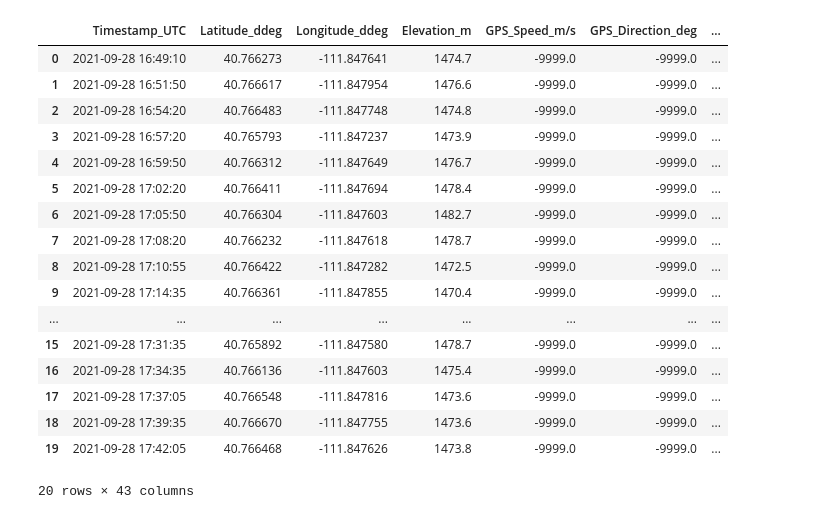
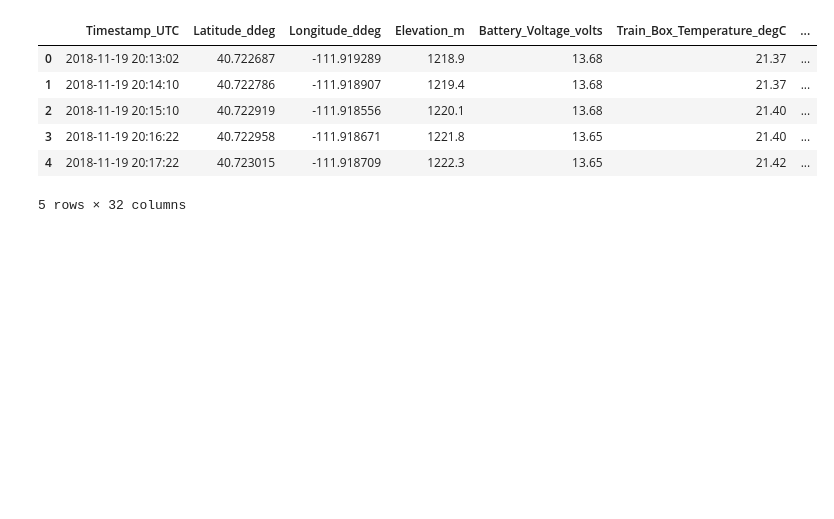
Before and after one commit to anth0nyhle/MobileAirQualitySLV, a Jupyter notebook: seasonal_avgs.ipynb, the cells around one changed output. Cells and saved outputs as stored; diff of their text form; code cells hidden in the pictures; blank space fills up the shorter version.

Commit message:
Compile data wrangling detail into one notebook

```diff
--- a/seasonal_avgs.ipynb
+++ b/seasonal_avgs.ipynb
@@ -4,25 +10,14 @@ import os
 # %%
-bus01_df = pd.read_csv('./data/transit_dfs/BUS01_df.csv', low_memory=False, header=1)
-# bus01_df['Latitude_ddeg'] = bus01_df['Latitude_ddeg'].round(4)
-# bus01_df['Longitude_ddeg'] = bus01_df['Longitude_ddeg'].round(4)
-bus01_df.head(20)
+trx01_df = pd.read_csv('./data/transit_dfs/TRX01_df.csv', low_memory=False, header=1)
+# trx01_df['Latitude_ddeg'] = trx01_df['Latitude_ddeg'].round(4)
+# trx01_df['Longitude_ddeg'] = trx01_df['Longitude_ddeg'].round(4)
+trx01_df.head()
 # %% [output]
-|  | Timestamp_UTC | Latitude_ddeg | Longitude_ddeg | Elevation_m | GPS_Speed_m/s | GPS_Direction_deg | ... |
-| 0 | 2021-09-28 16:49:10 | 40.766273 | -111.847641 | 1474.7 | -9999.0 | -9999.0 | ... |
-| 1 | 2021-09-28 16:51:50 | 40.766617 | -111.847954 | 1476.6 | -9999.0 | -9999.0 | ... |
-| 2 | 2021-09-28 16:54:20 | 40.766483 | -111.847748 | 1474.8 | -9999.0 | -9999.0 | ... |
-| 3 | 2021-09-28 16:57:20 | 40.765793 | -111.847237 | 1473.9 | -9999.0 | -9999.0 | ... |
-| 4 | 2021-09-28 16:59:50 | 40.766312 | -111.847649 | 1476.7 | -9999.0 | -9999.0 | ... |
-| 5 | 2021-09-28 17:02:20 | 40.766411 | -111.847694 | 1478.4 | -9999.0 | -9999.0 | ... |
-| 6 | 2021-09-28 17:05:50 | 40.766304 | -111.847603 | 1482.7 | -9999.0 | -9999.0 | ... |
-| 7 | 2021-09-28 17:08:20 | 40.766232 | -111.847618 | 1478.7 | -9999.0 | -9999.0 | ... |
-| 8 | 2021-09-28 17:10:55 | 40.766422 | -111.847282 | 1472.5 | -9999.0 | -9999.0 | ... |
-| 9 | 2021-09-28 17:14:35 | 40.766361 | -111.847855 | 1470.4 | -9999.0 | -9999.0 | ... |
-| ... | ... | ... | ... | ... | ... | ... | ... |
-| 15 | 2021-09-28 17:31:35 | 40.765892 | -111.847580 | 1478.7 | -9999.0 | -9999.0 | ... |
-| 16 | 2021-09-28 17:34:35 | 40.766136 | -111.847603 | 1475.4 | -9999.0 | -9999.0 | ... |
-| 17 | 2021-09-28 17:37:05 | 40.766548 | -111.847816 | 1473.6 | -9999.0 | -9999.0 | ... |
-| 18 | 2021-09-28 17:39:35 | 40.766670 | -111.847755 | 1473.6 | -9999.0 | -9999.0 | ... |
-| 19 | 2021-09-28 17:42:05 | 40.766468 | -111.847626 | 1473.8 | -9999.0 | -9999.0 | ... |
+|  | Timestamp_UTC | Latitude_ddeg | Longitude_ddeg | Elevation_m | Battery_Voltage_volts | Train_Box_Temperature_degC | ... |
+| 0 | 2018-11-19 20:13:02 | 40.722687 | -111.919289 | 1218.9 | 13.68 | 21.37 | ... |
+| 1 | 2018-11-19 20:14:10 | 40.722786 | -111.918907 | 1219.4 | 13.68 | 21.37 | ... |
+| 2 | 2018-11-19 20:15:10 | 40.722919 | -111.918556 | 1220.1 | 13.68 | 21.40 | ... |
+| 3 | 2018-11-19 20:16:22 | 40.722958 | -111.918671 | 1221.8 | 13.65 | 21.40 | ... |
+| 4 | 2018-11-19 20:17:22 | 40.723015 | -111.918709 | 1222.3 | 13.65 | 21.42 | ... |
-20 rows × 43 columns
+5 rows × 32 columns
 # %%
```
Also changed, not shown: parts of 26 cells of this notebook, 2 other files.
